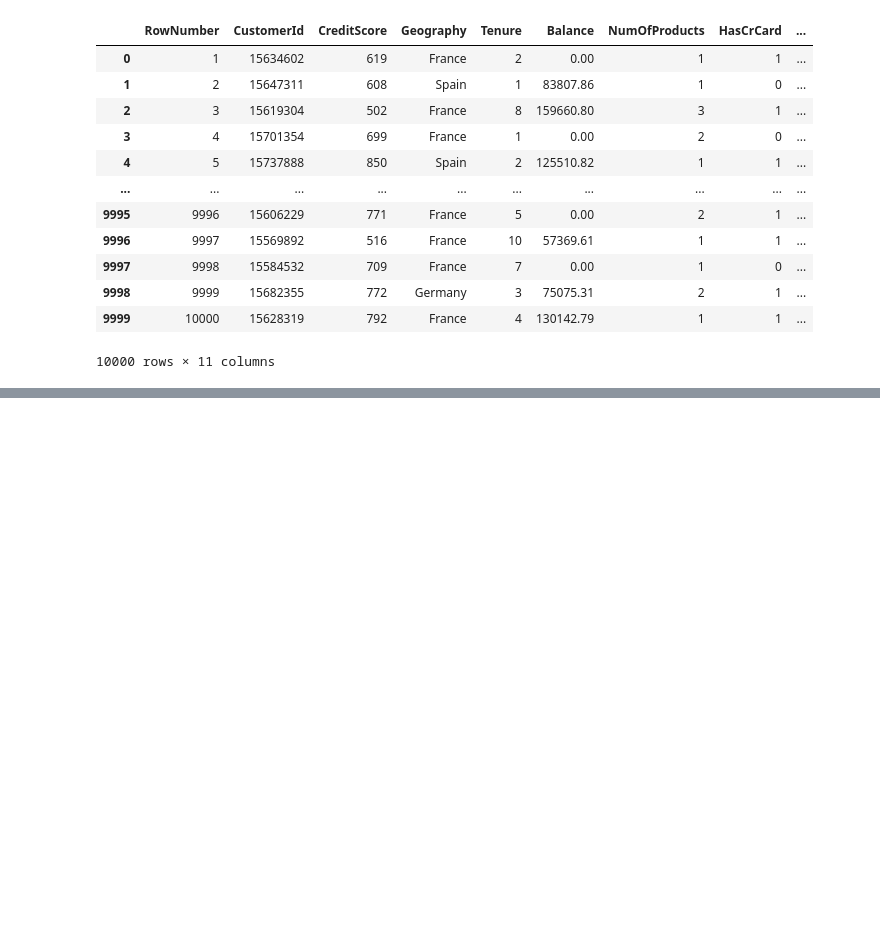
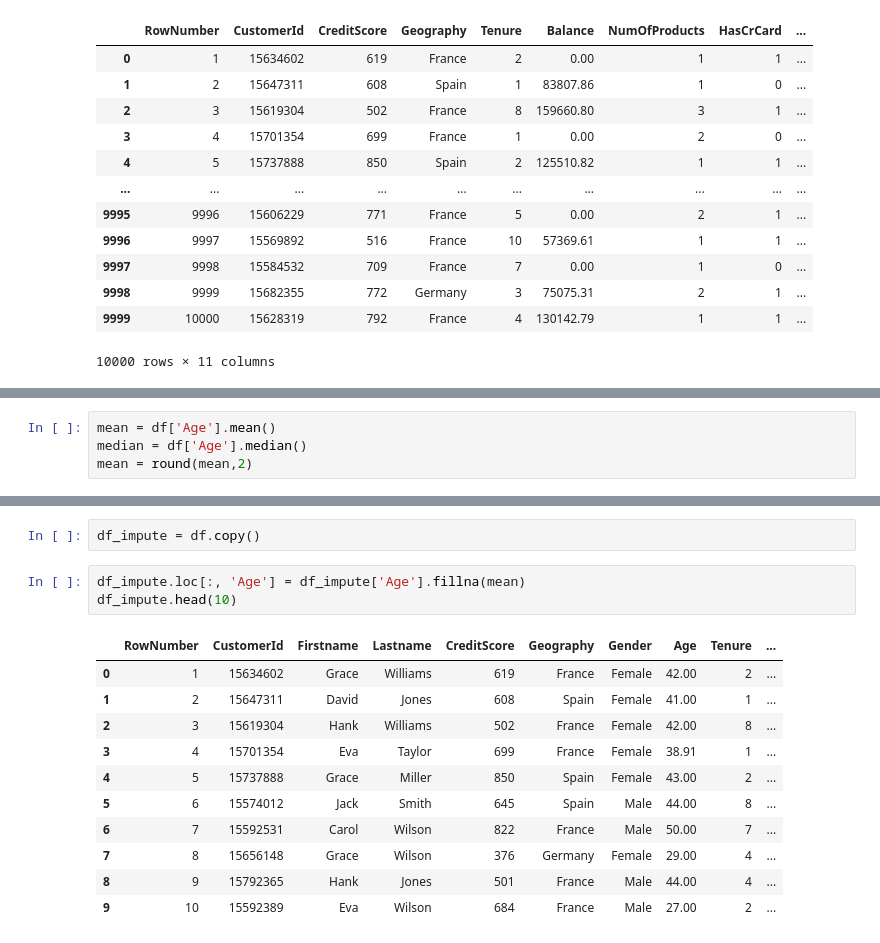
Before and after one commit to WimukthiPWijerathne/churn_analysis, a Jupyter notebook: week01/handling_missing_data.ipynb, the cells around one changed output, grey strips where cells are left out. Drawn from its saved outputs; the diff is of its cells as text; blank space fills up the shorter version.

```diff
--- a/week01/handling_missing_data.ipynb
+++ b/week01/handling_missing_data.ipynb
@@ -169,0 +181,4 @@ df_cp
+# %%
+mean = df['Age'].mean()
+median = df['Age'].median()
+mean = round(mean,2)
@@ -169,0 +196,17 @@ df_cp
+# %%
+df_impute = df.copy()
+# %%
+df_impute.loc[:, 'Age'] = df_impute['Age'].fillna(mean)
+df_impute.head(10)
+# %% [output]
+|  | RowNumber | CustomerId | Firstname | Lastname | CreditScore | Geography | Gender | Age | Tenure | ... |
+| 0 | 1 | 15634602 | Grace | Williams | 619 | France | Female | 42.00 | 2 | ... |
+| 1 | 2 | 15647311 | David | Jones | 608 | Spain | Female | 41.00 | 1 | ... |
+| 2 | 3 | 15619304 | Hank | Williams | 502 | France | Female | 42.00 | 8 | ... |
+| 3 | 4 | 15701354 | Eva | Taylor | 699 | France | Female | 38.91 | 1 | ... |
+| 4 | 5 | 15737888 | Grace | Miller | 850 | Spain | Female | 43.00 | 2 | ... |
+| 5 | 6 | 15574012 | Jack | Smith | 645 | Spain | Male | 44.00 | 8 | ... |
+| 6 | 7 | 15592531 | Carol | Wilson | 822 | France | Male | 50.00 | 7 | ... |
+| 7 | 8 | 15656148 | Grace | Wilson | 376 | Germany | Female | 29.00 | 4 | ... |
+| 8 | 9 | 15792365 | Hank | Jones | 501 | France | Male | 44.00 | 4 | ... |
+| 9 | 10 | 15592389 | Eva | Wilson | 684 | France | Male | 27.00 | 2 | ... |
```
Also changed, not shown: parts of 8 cells of this notebook, 1 other file.
